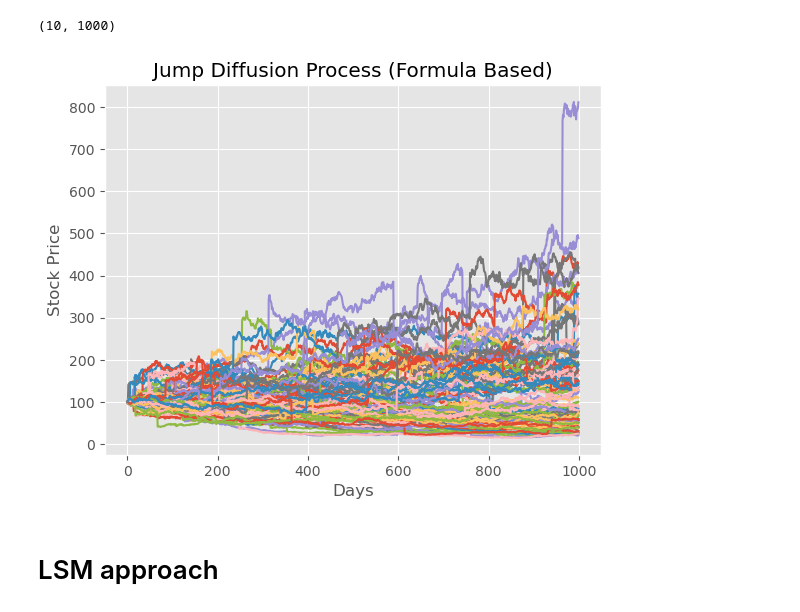
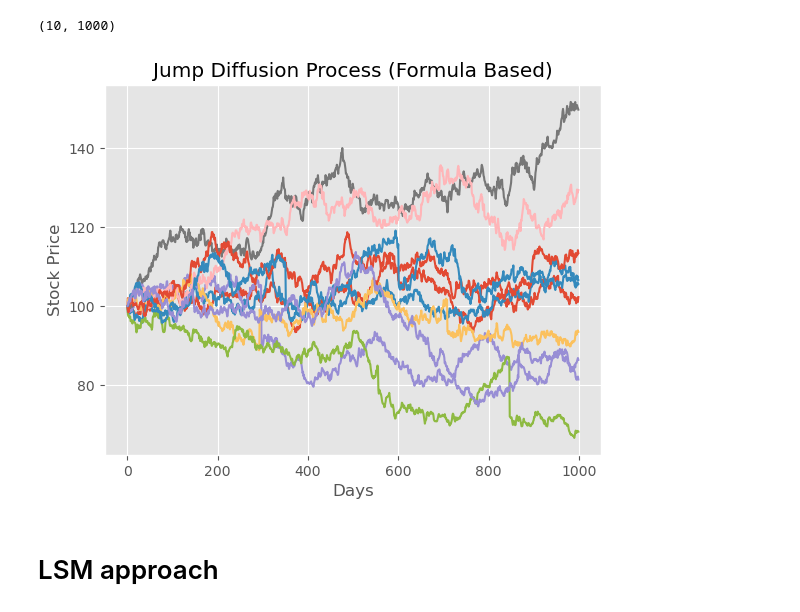
Before and after one commit to lxg969/Monte-Carlo-Seminar1, a Jupyter notebook: Merton.ipynb, the cells around one changed output. Cells and saved outputs as stored; diff of their text form; code cells hidden in the pictures.

```diff
--- a/Merton.ipynb
+++ b/Merton.ipynb
@@ -195,38 +173,38 @@ def merton_jump_paths_formula(S0, T, mu, sigma, lam, m, v, I, Npaths):
     # Initialize a matrix to hold the cumulative sum of jumps for each path
     jumps = np.zeros((I, Npaths))
 
     # Calculate the cumulative sum of jumps for each path
     for i in range(1, I):
         # For each time step, if there is a new jump (N[i] > N[i-1]), add its logarithm to the cumulative sum of jumps
         jumps[i] = jumps[i - 1] + np.where(N[i] > N[i - 1], np.log(Y[i]), 0)
 
     # Calculate the final price paths by combining the GBM and jump components and multiplying by the initial stock price
     return S0 * np.exp(GBM + jumps)
 
 
 # Parameters
 S0 = 100  # current stock price
-T = 5  # time to maturity
+T = 1  # time to maturity
 mu = 0.02  # risk free rate
-m = 0  # mean of jump size
-v = 0.3  # standard deviation of jump
+m = 0 # mean of jump size
+v = 0.1  # standard deviation of jump
 lam = 1  # intensity of jump i.e. number of jumps per annum
 I = 1000 # time steps
-Npaths = 100  # number of paths to simulate
+Npaths = 10  # number of paths to simulate
 sigma = 0.2  # annual standard deviation, for Wiener process
 
 # Simulate paths
 j = merton_jump_paths_formula(S0, T, mu, sigma, lam, m, v, I, Npaths)
 m = j.T
 
 # Plotting
 plt.plot(j)
 plt.xlabel('Days')
 plt.ylabel('Stock Price')
 plt.title('Jump Diffusion Process (Formula Based)')
 plt.show()
 # %% [output]
-[figure, old version]
+[figure, new version]
 # %% [markdown]
 # LSM approach
 # %%
```
Also changed, not shown: parts of 3 cells of this notebook, 22 other files.
